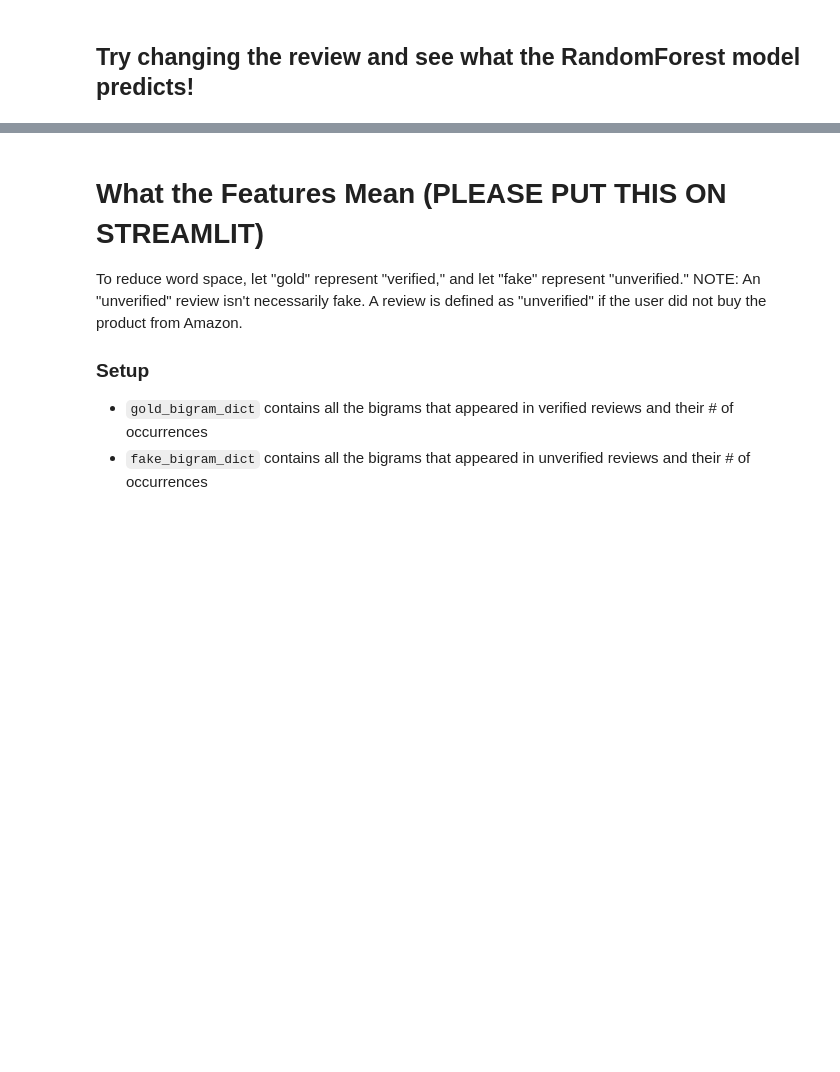
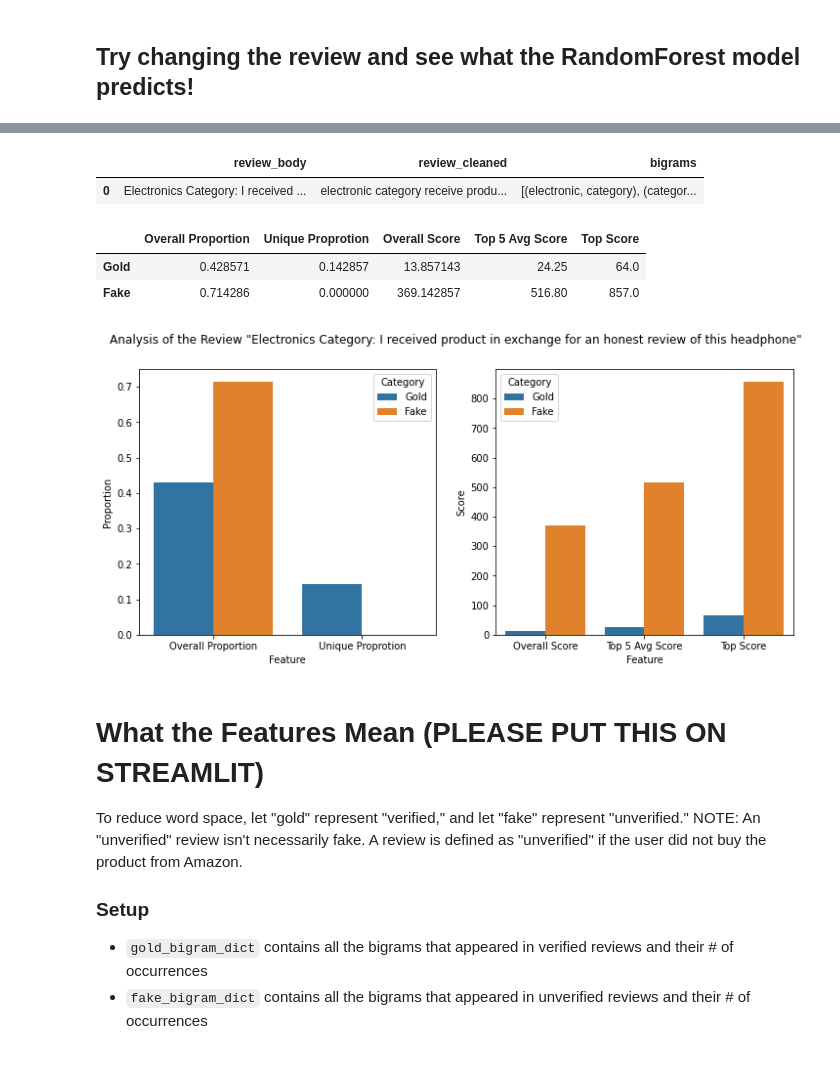
Before and after one commit to sukikrishna/FARS, a Jupyter notebook: Ester Tsai (Bigram and ML)/CODE FOR USER INPUT/2022_05_14 Analyze User Input.ipynb, the cells around one changed output, grey strips where cells are left out. Cells and saved outputs as stored; diff of their text form; code cells hidden in the pictures; blank space fills up the shorter version.

```diff
--- a/Ester Tsai (Bigram and ML)/CODE FOR USER INPUT/2022_05_14 Analyze User Input.ipynb
+++ b/Ester Tsai (Bigram and ML)/CODE FOR USER INPUT/2022_05_14 Analyze User Input.ipynb
@@ -354,6 +349,43 @@ interpret_prediction(review, prediction, probabilities)
 REVIEW: "Electronics Category: I received product in exchange for an honest review of this headphone"
 
 PREDICTION: UNVERIFIED (81.0%) | VERIFIED (19.0%)
+# %%
+def plot_scores(review, user_input_processed_df):
+    review_df = user_input_processed_df[['review_body', 'review_cleaned', 'bigrams']]
+    display(review_df)
+
+    R = user_input_processed_df.loc[0]
+
+    df_for_display = pd.DataFrame([{'Overall Proportion': R['gold%'], 'Unique Proprotion': R['gold_unique%'], 'Overall Score': R['gold_score'], 'Top 5 Avg Score': R['gold_top_avg_score'], 'Top Score': R['gold_top_score']},
+                                     {'Overall Proportion': R['fake%'], 'Unique Proprotion': R['fake_unique%'], 'Overall Score': R['fake_score'], 'Top 5 Avg Score': R['fake_top_avg_score'], 'Top Score': R['fake_top_score']}],
+                                     index=['Gold', 'Fake'])
+    display(df_for_display)
+
+    compare_percentages_for_plot = pd.DataFrame({'Category':['Gold']*2+['Fake']*2,
+                                   'Feature':['Overall Proportion', 'Unique Proprotion']*2,
+                                   'Proportion':[R['gold%'], R['gold_unique%'], R['fake%'], R['fake_unique%']]})
+
+    compare_scores_for_plot = pd.DataFrame({'Category':['Gold']*3+['Fake']*3,
+                              'Feature':['Overall Score', 'Top 5 Avg Score', 'Top Score']*2,
+                              'Score': [R['gold_score'], R['gold_top_avg_score'], R['gold_top_score'],
+                                        R['fake_score'], R['fake_top_avg_score'], R['fake_top_score']]})
+
+    fig, axes = plt.subplots(nrows=1, ncols=2, figsize=(12,5))
+    fig.suptitle(f'Analysis of the Review "{review}"')
+    ax = axes[0]
+    sns.barplot(ax=ax, x='Feature', y='Proportion', hue='Category', data=compare_percentages_for_plot)
+
+    ax = axes[1]
+    sns.barplot(x='Feature', y='Score', hue='Category', data=compare_scores_for_plot)
+
+plot_scores(review, user_input_processed_df)
+# %% [output]
+|  | review_body | review_cleaned | bigrams |
+| 0 | Electronics Category: I received ... | electronic category receive produ... | [(electronic, category), (categor... |
+|  | Overall Proportion | Unique Proprotion | Overall Score | Top 5 Avg Score | Top Score |
+| Gold | 0.428571 | 0.142857 | 13.857143 | 24.25 | 64.0 |
+| Fake | 0.714286 | 0.000000 | 369.142857 | 516.80 | 857.0 |
+[figure, added]
 # %% [markdown]
 # What the Features Mean (PLEASE PUT THIS ON STREAMLIT)
 
```
Also changed, not shown: parts of 3 cells of this notebook.
